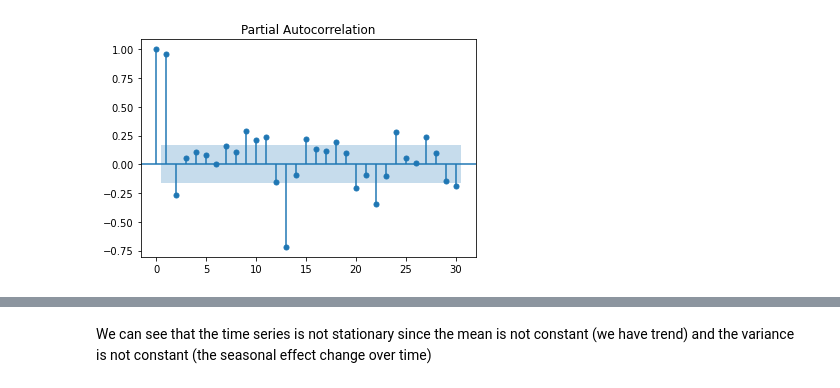
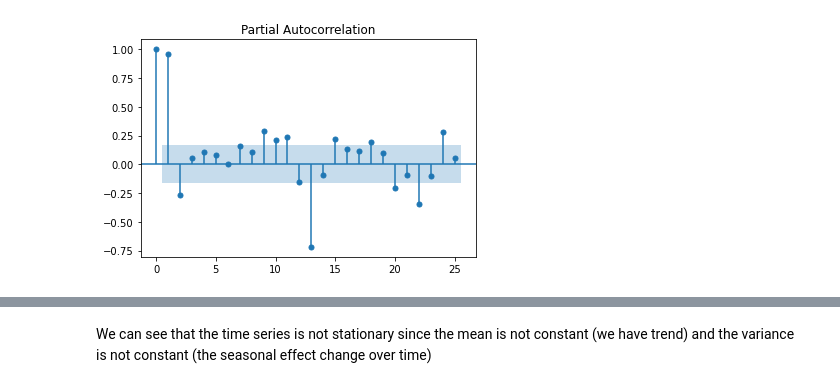
Before and after one commit to isrkan/DataSciencePractice, a Jupyter notebook: Time_series_prediction.ipynb, the cells around one changed output, grey strips where cells are left out. Cells and saved outputs as stored; diff of their text form; code cells hidden in the pictures.

```diff
--- a/Time_series_prediction.ipynb
+++ b/Time_series_prediction.ipynb
@@ -43,0 +22,4 @@ plt.show()
+# %%
+# Import the data
+data = pd.read_excel('airline-passengers.xlsx', index_col=0)
+data
@@ -52,6 +87,6 @@ plt.show()
 # %%
-plot_pacf(dataset.Passengers, lags=30)
+plot_pacf(data.Passengers, lags=25)
 # Show the PAR as a plot
 plt.show()
 # %% [output]
-[figure, old version]
+[figure, new version]
```
Also changed, not shown: parts of 104 cells of this notebook.
